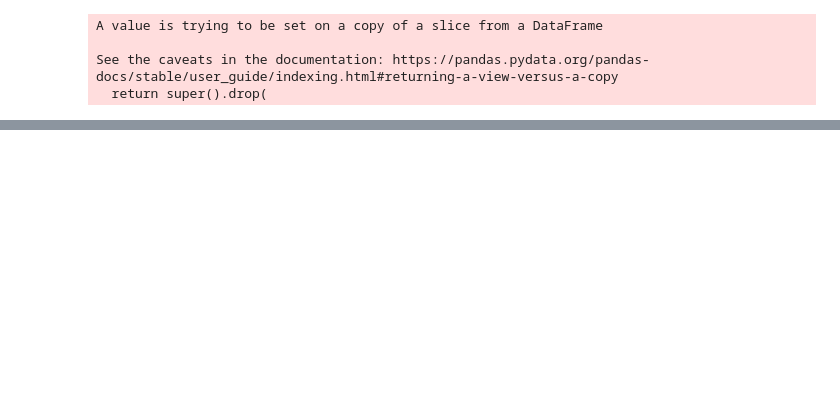
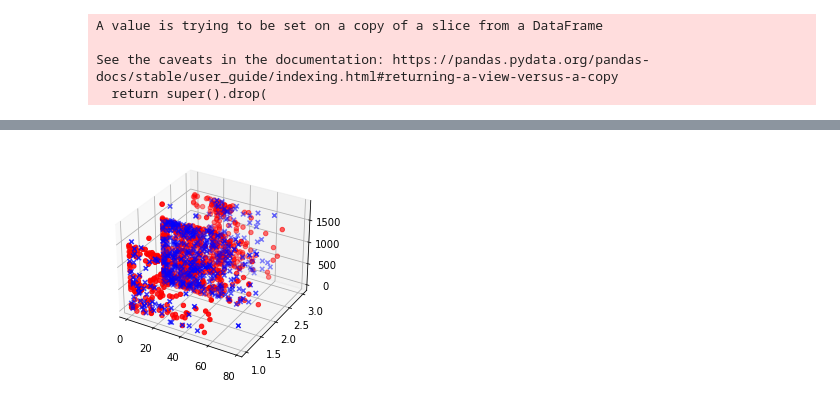
Before and after one commit to SergeyBubnov/spaceship, a Jupyter notebook: 5.ipynb, the cells around one changed output, grey strips where cells are left out. Saved outputs shown, nothing was run; the diff lists cells and outputs as text; code cells hidden in the pictures; blank space fills up the shorter version.

```diff
--- a/5.ipynb
+++ b/5.ipynb
@@ -198,0 +428,10 @@ See the caveats in the documentation: https://pandas.pydata.org/pandas-docs/stab
+# %%
+fig = plt.figure()
+ax = fig.add_subplot(111,projection = "3d")
+df_final_transported = df_final[df_final["Transported"]==1.0]
+df_final_left = df_final[df_final["Transported"]==-1.0]
+ax.scatter(df_final_transported["Age"],df_final_transported["route"],df_final_transported["Num"],c = 'r',marker ='o')
+ax.scatter(df_final_left["Age"],df_final_left["route"],df_final_left["Num"],c = 'b',marker ='x')
+plt.show()
+# %% [output]
+[figure, added]
```
Also changed, not shown: parts of 39 cells of this notebook, 1 other file.
